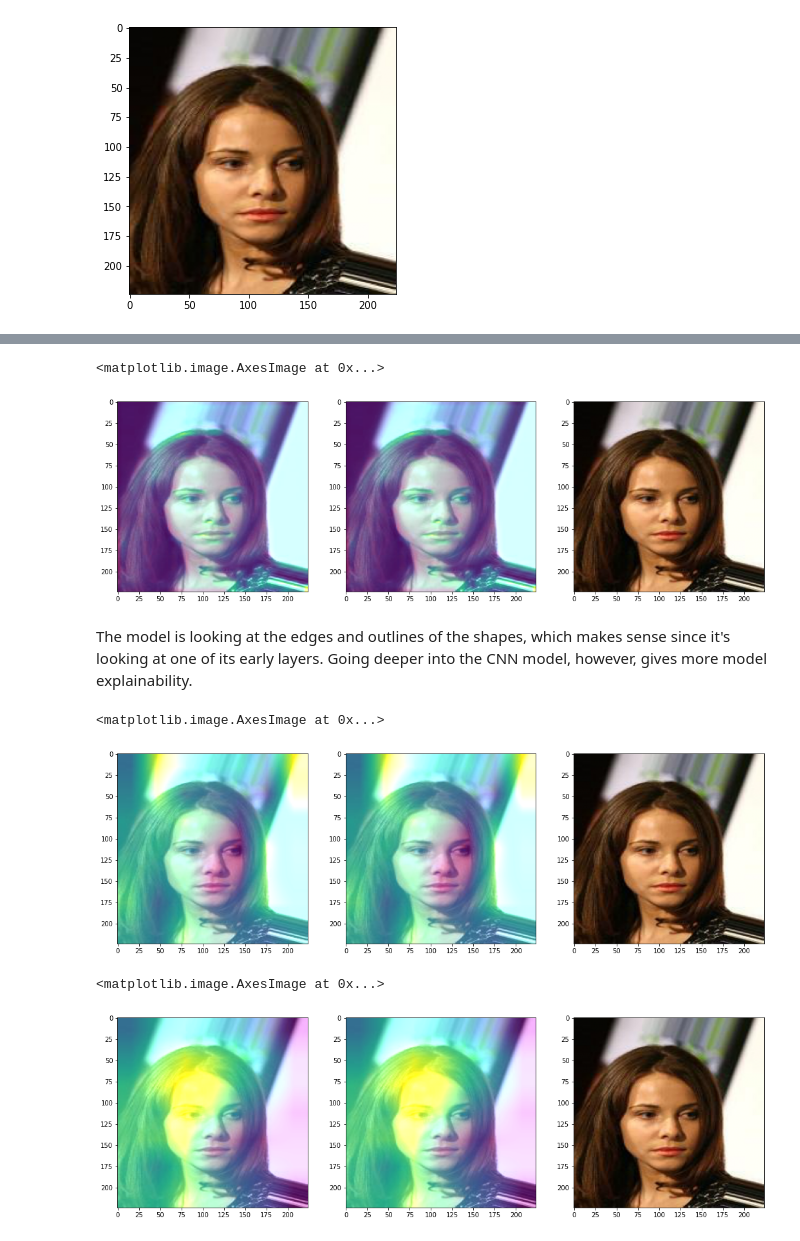
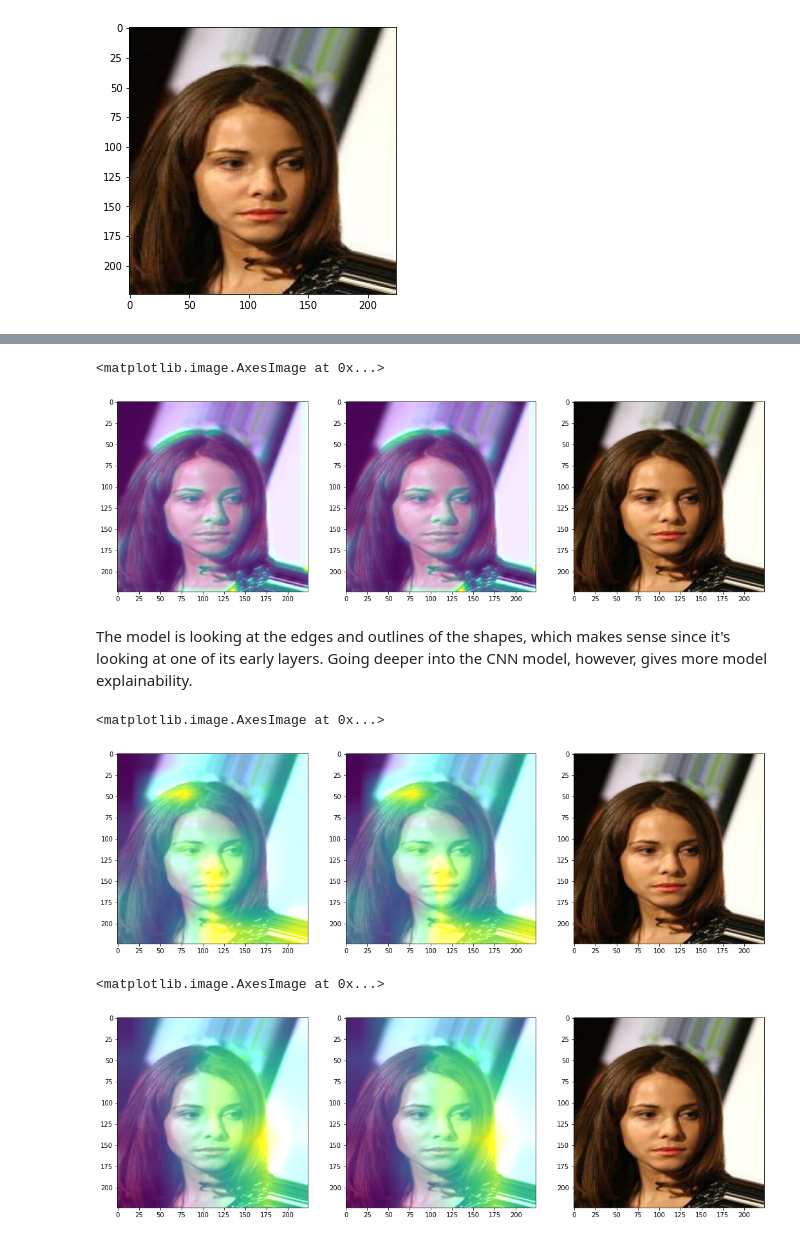
Before and after one commit to scho-git/springboard, a Jupyter notebook: face_detection_project/transfer-learning-densenet169.ipynb, the cells around one changed output, grey strips where cells are left out. Saved outputs shown, nothing was run; the diff lists cells and outputs as text; code cells hidden in the pictures.

```diff
--- a/face_detection_project/transfer-learning-densenet169.ipynb
+++ b/face_detection_project/transfer-learning-densenet169.ipynb
@@ -39,8 +61,8 @@ But we are currently going to use only the first 35,000 images  as a start then
 keypts_data_path = "../input/celeba-dataset/list_landmarks_align_celeba.csv"
 images_data_path = "../input/celeba-dataset/img_align_celeba/img_align_celeba"
 
-#Select only 1k images first
-img_data_size = 1000
+#Select only 2k images first
+img_data_size = 2000
 
 #Original image dimensions
 x_og = 178
@@ -420,12 +405,14 @@ keypts_og.head()
 # %%
+test_size = int(img_data_size * 0.2)
+
 # training data
-train_labels = keypts[:img_data_size - 150]
-train_images = images[:img_data_size - 150]
+train_labels = keypts[:img_data_size - test_size]
+train_images = images[:img_data_size - test_size]
 
 
-# test data (150 sample out of 1k)
-test_labels = keypts[img_data_size - 150 + 1:]
-test_images = images[img_data_size - 150 + 1:]
+# test data (20%)
+test_labels = keypts[img_data_size - test_size + 1:]
+test_images = images[img_data_size - test_size + 1:]
 # %% [markdown]
 ### Train and Validation Sets
 # %%
@@ -539,5 +522,5 @@ new_model.compile(optimizer='adam', loss='mse', metrics=['mse'])
 Due to limited memory and the architecture of DenseNet169, I need to decrease the `batch_size` during training but will increase the number of epochs to make up for it.
 # %%
 #Fit model
-training_process = new_model.fit(X_train, y_train, epochs=300, validation_data=(X_val, y_val), batch_size=50, shuffle=True)
+training_process = new_model.fit(X_train, y_train, epochs=400, validation_data=(X_val, y_val), batch_size=50, shuffle=True)
 # %% [output]
@@ -837,5 +813,5 @@ loss, mse = new_model.evaluate(im, actual)
 # %%
-#Visualize GradCAM output from 1st conv layer
+#Visualize GradCAM output from 1st conv layer for left-eye y-coord and nose x-coord
 explainer = GradCAM()
 
 grid1 = explainer.explain((im, None), new_model, 1, 'conv2_block4_1_conv')
@@ -856,7 +832,7 @@ ax3 = fig.add_subplot(1, 3, 3)
 ax3.imshow(im_array / 255.)
 # %% [output]
 <matplotlib.image.AxesImage at 0x...>
-[figure, old version]
+[figure, new version]
 # %% [markdown]
 The model is looking at the edges and outlines of the shapes, which makes sense since it's looking at one of its early layers. Going deeper into the CNN model, however, gives more model explainability.
 # %%
@@ -879,25 +855,25 @@ ax3 = fig.add_subplot(1, 3, 3)
 ax3.imshow(im_array / 255.)
 # %% [output]
 <matplotlib.image.AxesImage at 0x...>
-[figure, old version]
+[figure, new version]
 # %%
 #Visualize GradCAM output from last conv layer
-grid1 = explainer.explain((im, None), new_model, 1, 'conv2d_11')
-grid2 = explainer.explain((im, None), new_model, 4, 'conv2d_11')
+grid1 = explainer.explain((im, None), new_model, 1, 'conv2d_1')
+grid2 = explainer.explain((im, None), new_model, 4, 'conv2d_1')
 
 #Plot the visualizations
 fig = plt.figure(figsize = (18, 8))
 
 ax1 = fig.add_subplot(1, 3, 1)
 ax1.imshow(im_array / 255.)
 ax1.imshow(grid1, alpha=1)
 
 ax2 = fig.add_subplot(1, 3, 2)
 ax2.imshow(im_array / 255.)
 ax2.imshow(grid2, alpha=1)
 
 ax3 = fig.add_subplot(1, 3, 3)
 ax3.imshow(im_array / 255.)
 # %% [output]
 <matplotlib.image.AxesImage at 0x...>
-[figure, old version]
+[figure, new version]
```
Also changed, not shown: parts of 87 cells of this notebook, 4 other files.
